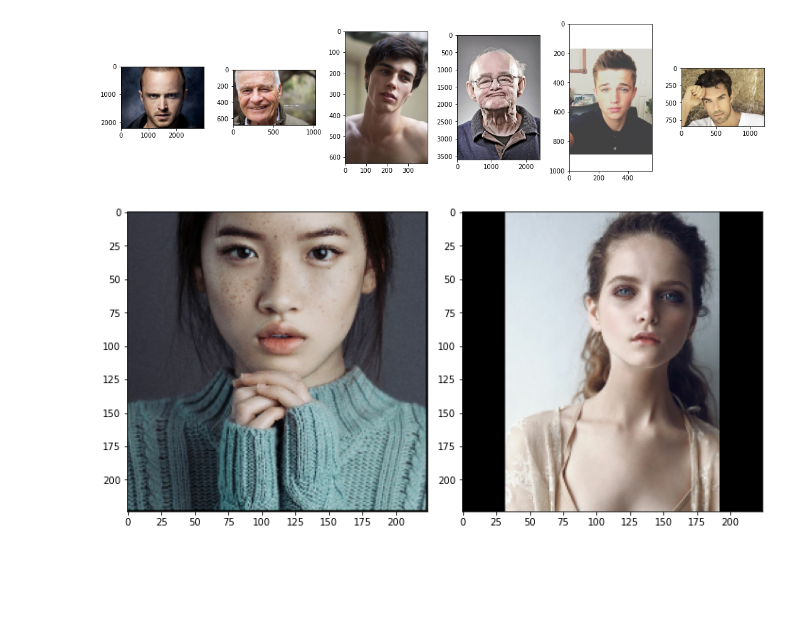
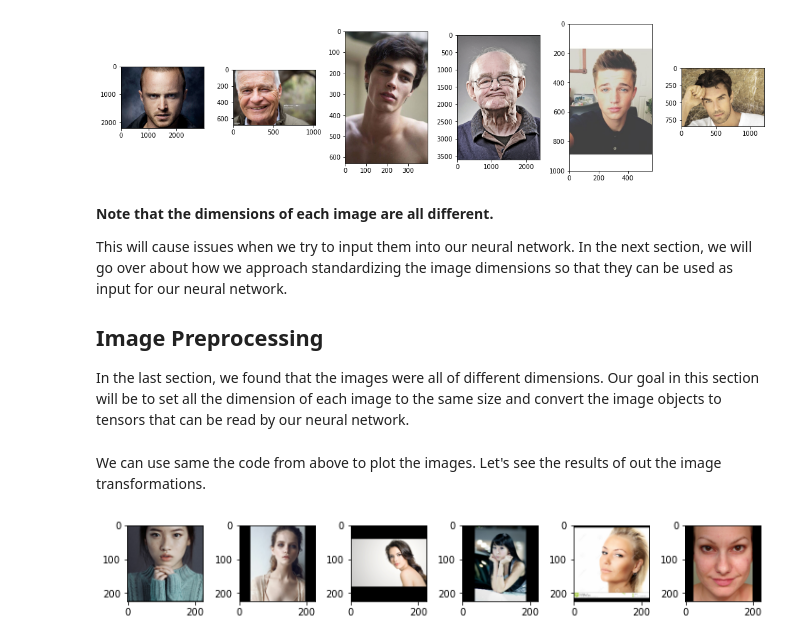
Before and after one commit to pstat197/vignette-cnn-facial-recognition, a Jupyter notebook: allester_face_class.ipynb, the cells around one changed output. Drawn from its saved outputs; the diff is of its cells as text; code cells hidden in the pictures; blank space fills up the shorter version.

```diff
--- a/allester_face_class.ipynb
+++ b/allester_face_class.ipynb
@@ -27,6 +54,4 @@ plt.show()
 # %%
-plt.rcParams["figure.figsize"] = [15, 10]
-plt.rcParams["figure.autolayout"] = True
 for i in range(6):
     plt.subplot(1, 6, i + 1)
     img = Image.open(male_dir + '/' + male_file_names[i])
@@ -40,3 +62,11 @@ image_names = female_file_names + male_file_names
+# %% [markdown]
+**Note that the dimensions of each image are all different.**
+
+This will cause issues when we try to input them into our neural network. In the next section, we will go over about how we approach standardizing the image dimensions so that they can be used as input for our neural network.
+
+## Image Preprocessing
+
+In the last section, we found that the images were all of different dimensions. Our goal in this section will be to set all the dimension of each image to the same size and convert the image objects to tensors that can be read by our neural network.
 # %%
 image_data = []
 image_size = 224
@@ -52,17 +82,13 @@ for image_name in male_file_names:
     image = tf.image.decode_jpeg(tf.io.read_file(male_dir + '/' + image_name), channels = 3)
     image = tf.cast(tf.image.resize_with_pad(image,image_size,image_size),dtype = tf.uint8)
     image_data.append(image)
-# %%
-image_data = np.array(image_data)
-image_tensor = tf.convert_to_tensor(image_data)
-labels_tensor = tf.convert_to_tensor(labels, dtype_hint=tf.uint8)
-# %%
-# plot the first image
-plt.rcParams["figure.figsize"] = [10, 5]
-plt.subplot(1, 2, 1)
-plt.imshow(image_data[0])
-plt.subplot(1, 2, 2)
-plt.imshow(image_data[1])
-plt.show()
-# %% [output]
-[figure, removed]
+# %% [markdown]
+We can use same the code from above to plot the images. Let's see the results of out the image transformations.
+# %%
+
+for i in range(6):
+    plt.subplot(1, 6, i+1)
+    plt.imshow(image_data[i])
+plt.show()
+# %% [output]
+[figure, added]
```
Also changed, not shown: parts of 29 cells of this notebook.
